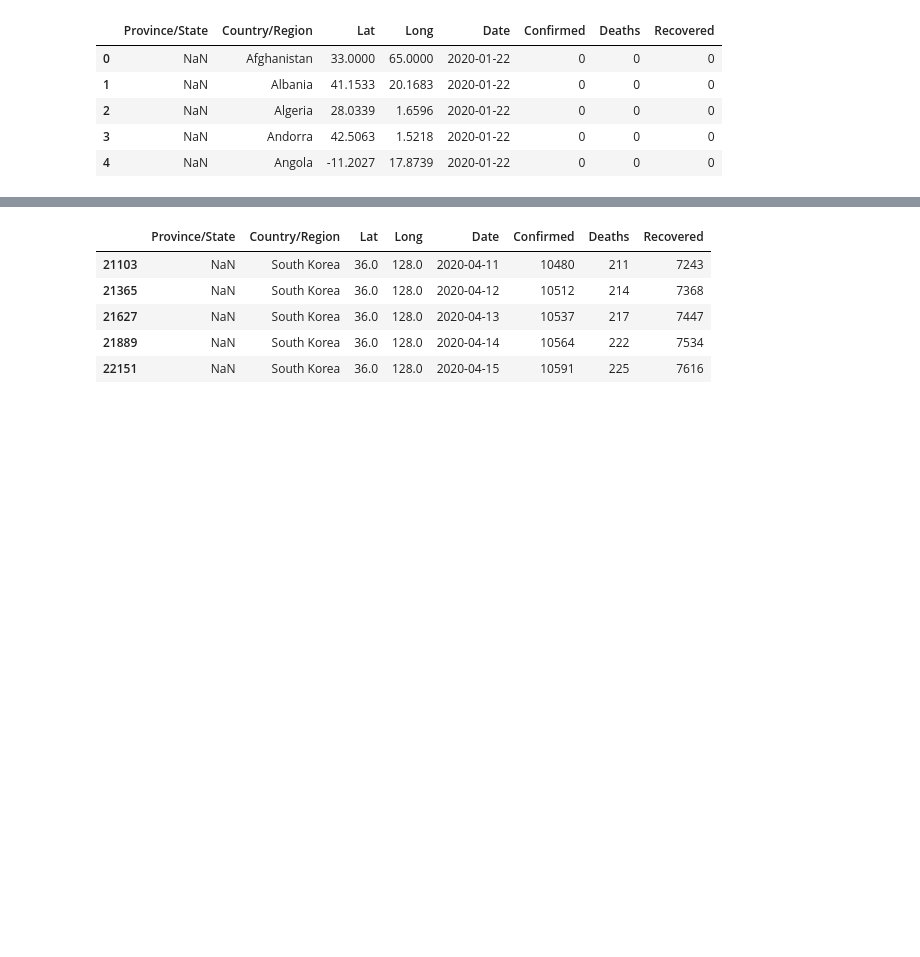
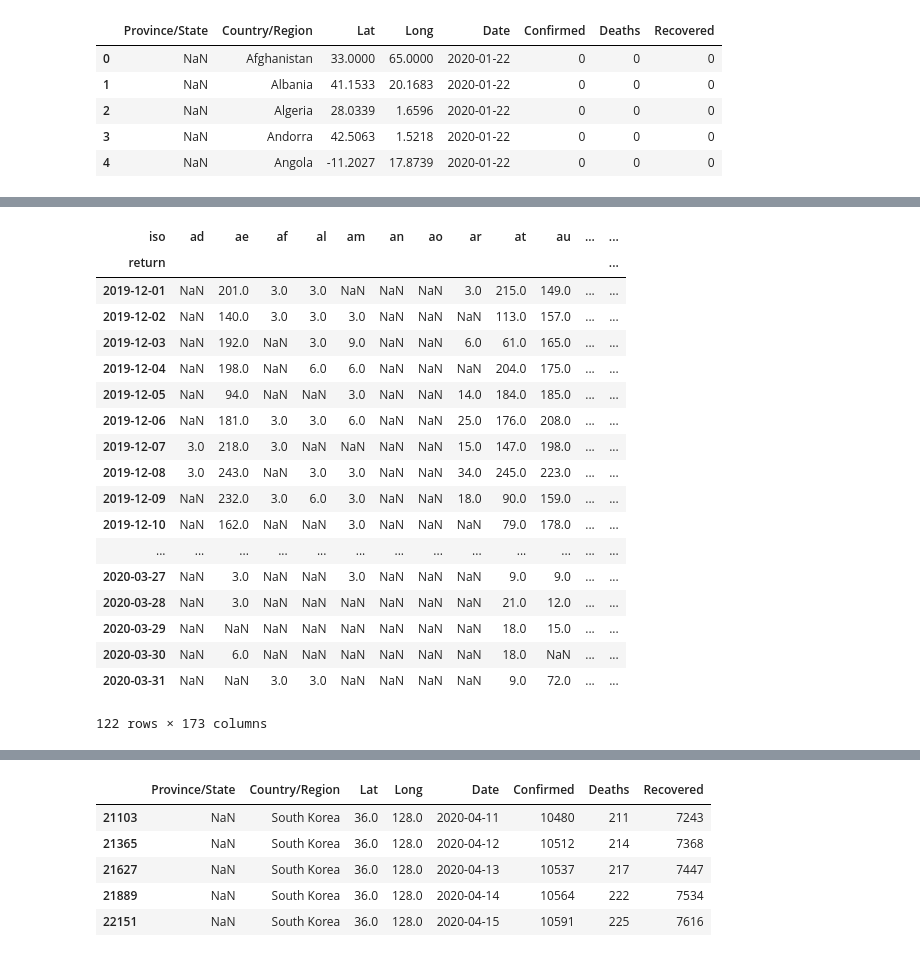
Before and after one commit to Hinterhalter/Post-COVID-19_modeling, a Jupyter notebook: Exploratory_Data_Analysis.ipynb, the cells around one changed output, grey strips where cells are left out. Drawn from its saved outputs; the diff is of its cells as text; code cells hidden in the pictures; blank space fills up the shorter version.

```diff
--- a/Exploratory_Data_Analysis.ipynb
+++ b/Exploratory_Data_Analysis.ipynb
@@ -460,0 +745,25 @@ kag.head()
+# %%
+roam.pivot_table(index='return',
+                columns='iso',
+                values='count',
+                aggfunc='sum')
+# %% [output]
+| iso | ad | ae | af | al | am | an | ao | ar | at | au | ... | ... |
+| return |  |  |  |  |  |  |  |  |  |  |  | ... |
+| 2019-12-01 | NaN | 201.0 | 3.0 | 3.0 | NaN | NaN | NaN | 3.0 | 215.0 | 149.0 | ... | ... |
+| 2019-12-02 | NaN | 140.0 | 3.0 | 3.0 | 3.0 | NaN | NaN | NaN | 113.0 | 157.0 | ... | ... |
+| 2019-12-03 | NaN | 192.0 | NaN | 3.0 | 9.0 | NaN | NaN | 6.0 | 61.0 | 165.0 | ... | ... |
+| 2019-12-04 | NaN | 198.0 | NaN | 6.0 | 6.0 | NaN | NaN | NaN | 204.0 | 175.0 | ... | ... |
+| 2019-12-05 | NaN | 94.0 | NaN | NaN | 3.0 | NaN | NaN | 14.0 | 184.0 | 185.0 | ... | ... |
+| 2019-12-06 | NaN | 181.0 | 3.0 | 3.0 | 6.0 | NaN | NaN | 25.0 | 176.0 | 208.0 | ... | ... |
+| 2019-12-07 | 3.0 | 218.0 | 3.0 | NaN | NaN | NaN | NaN | 15.0 | 147.0 | 198.0 | ... | ... |
+| 2019-12-08 | 3.0 | 243.0 | NaN | 3.0 | 3.0 | NaN | NaN | 34.0 | 245.0 | 223.0 | ... | ... |
+| 2019-12-09 | NaN | 232.0 | 3.0 | 6.0 | 3.0 | NaN | NaN | 18.0 | 90.0 | 159.0 | ... | ... |
+| 2019-12-10 | NaN | 162.0 | NaN | NaN | 3.0 | NaN | NaN | NaN | 79.0 | 178.0 | ... | ... |
+| ... | ... | ... | ... | ... | ... | ... | ... | ... | ... | ... | ... | ... |
+| 2020-03-27 | NaN | 3.0 | NaN | NaN | 3.0 | NaN | NaN | NaN | 9.0 | 9.0 | ... | ... |
+| 2020-03-28 | NaN | 3.0 | NaN | NaN | NaN | NaN | NaN | NaN | 21.0 | 12.0 | ... | ... |
+| 2020-03-29 | NaN | NaN | NaN | NaN | NaN | NaN | NaN | NaN | 18.0 | 15.0 | ... | ... |
+| 2020-03-30 | NaN | 6.0 | NaN | NaN | NaN | NaN | NaN | NaN | 18.0 | NaN | ... | ... |
+| 2020-03-31 | NaN | NaN | 3.0 | 3.0 | NaN | NaN | NaN | NaN | 9.0 | 72.0 | ... | ... |
+122 rows × 173 columns
```
Also changed, not shown: parts of 9 cells of this notebook.
